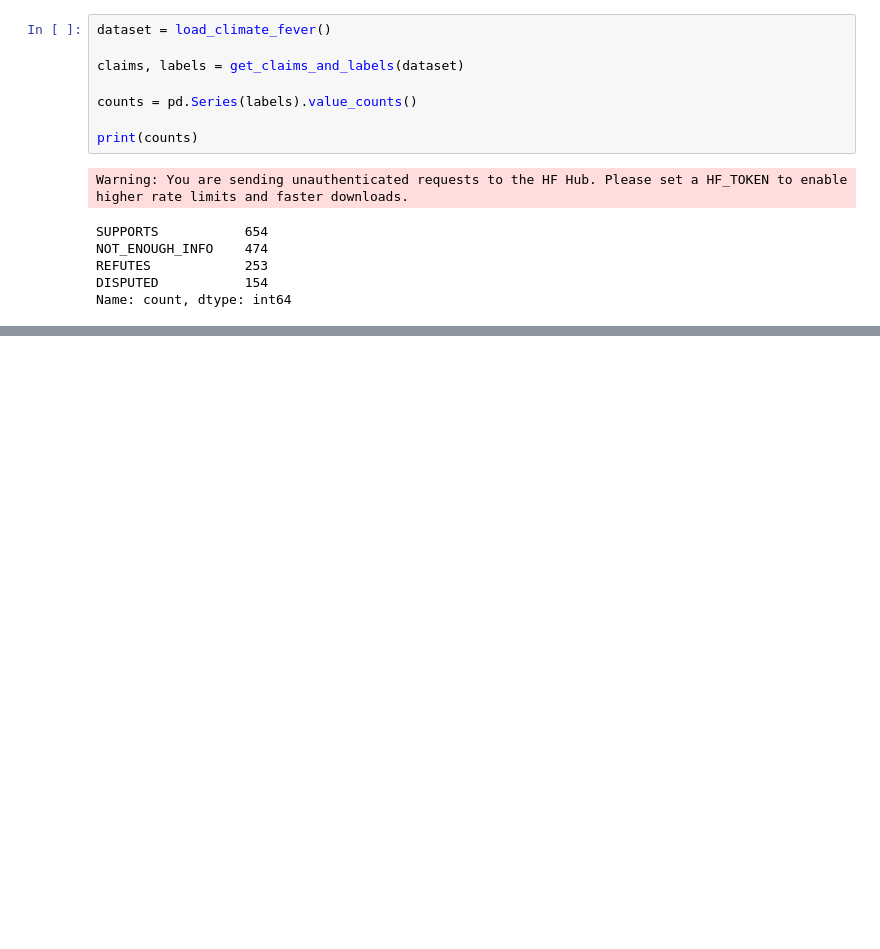
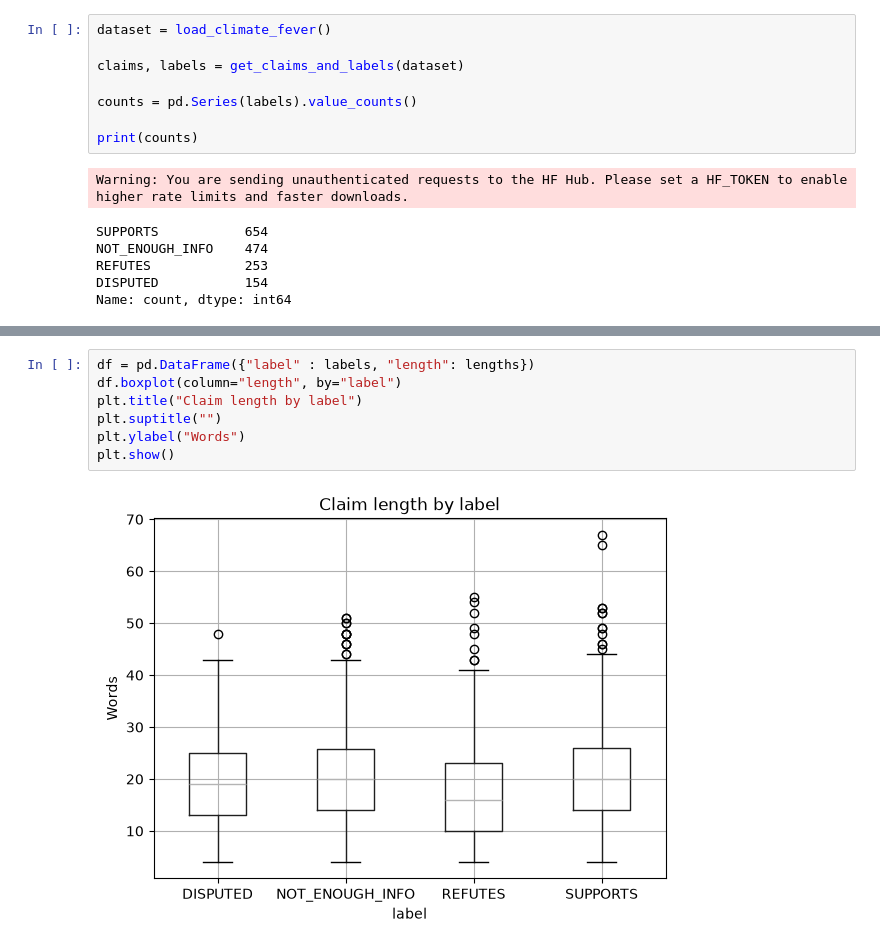
Before and after one commit to bamanbo/climate-factcheck, a Jupyter notebook: notebooks/01_explore_climate_fever.ipynb, the cells around one changed output, grey strips where cells are left out. Cells and saved outputs as stored; diff of their text form; blank space fills up the shorter version.

```diff
--- a/notebooks/01_explore_climate_fever.ipynb
+++ b/notebooks/01_explore_climate_fever.ipynb
@@ -33,0 +66,9 @@ Axes(0.125,0.11;0.775x0.77)
+# %%
+df = pd.DataFrame({"label" : labels, "length": lengths})
+df.boxplot(column="length", by="label")
+plt.title("Claim length by label")
+plt.suptitle("")
+plt.ylabel("Words")
+plt.show()
+# %% [output]
+[figure, added]
```
Also changed, not shown: parts of 7 cells of this notebook, 1 other file.
